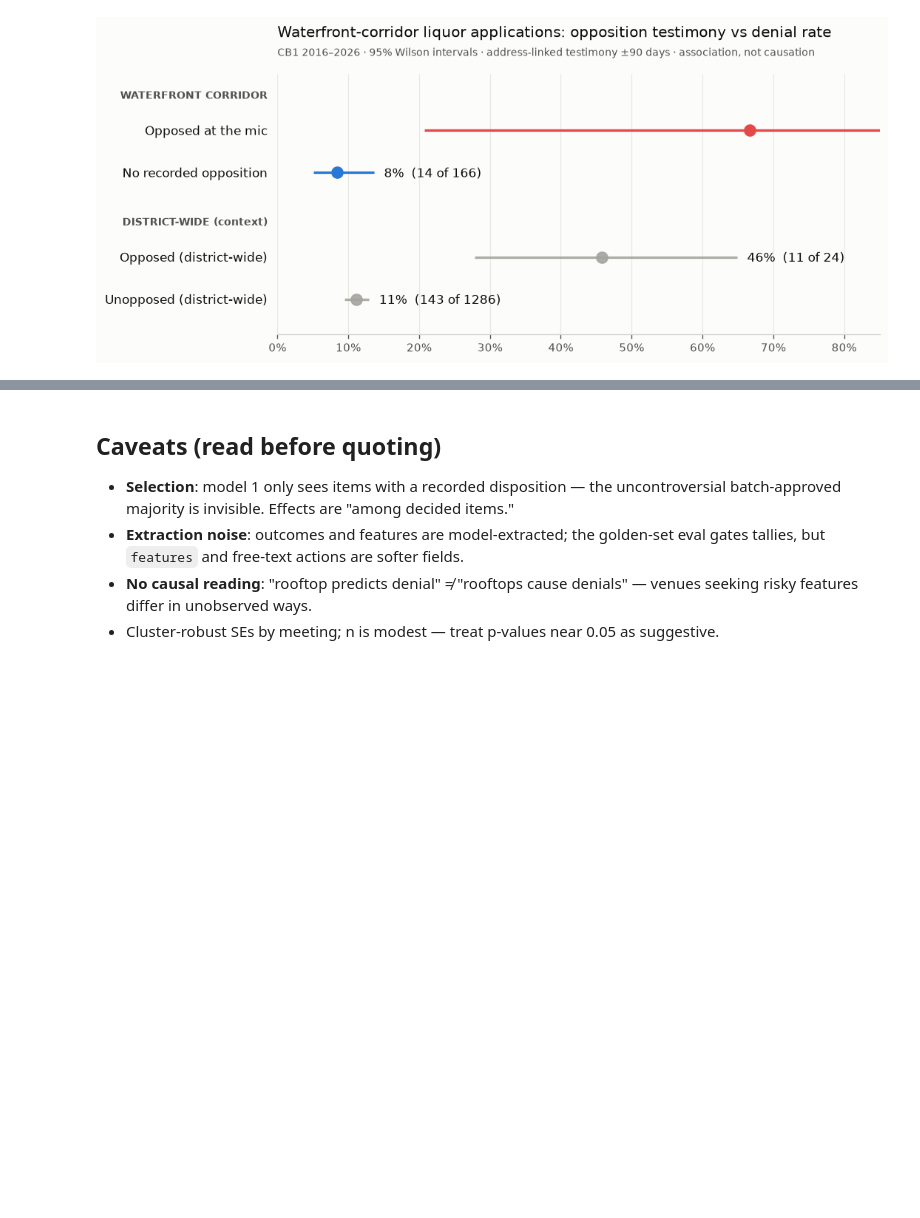
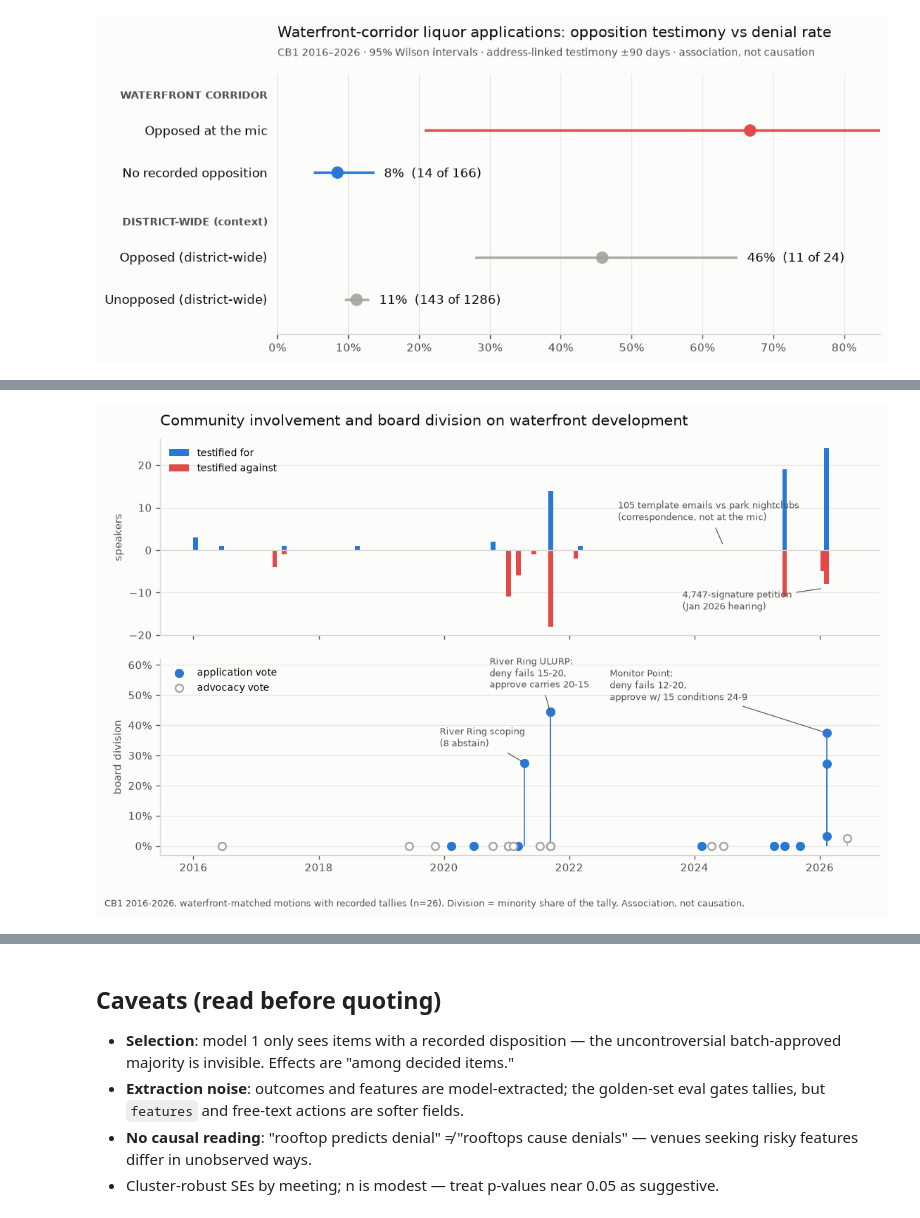
Before and after one commit to blowenstein0/cb1_data_analysis, a Jupyter notebook: analysis/regressions.ipynb, the cells around one changed output, grey strips where cells are left out. Drawn from its saved outputs; the diff is of its cells as text; code cells hidden in the pictures; blank space fills up the shorter version.

```diff
--- a/analysis/regressions.ipynb
+++ b/analysis/regressions.ipynb
@@ -256,0 +365,77 @@ plt.tight_layout(); plt.subplots_adjust(left=0.27)
+# %%
+per_meet = q(f"""
+    SELECT m.date,
+           count(*) FILTER (s.position = 'for') AS n_for,
+           count(*) FILTER (s.position = 'against') AS n_against
+    FROM speakers s JOIN meetings m USING (meeting_id)
+    WHERE regexp_matches(lower(s.topic), '{WF4}')
+    GROUP BY 1 ORDER BY 1
+""")
+per_meet["date"] = pd.to_datetime(per_meet.date)
+
+SURFACE, INK, INK2 = "#fcfcfb", "#0b0b0b", "#52514e"
+BLUE, RED, GRAY = "#2a78d6", "#e34948", "#a5a49e"
+
+fig, (ax1, ax2) = plt.subplots(
+    2, 1, figsize=(11, 6.4), dpi=120, sharex=True,
+    gridspec_kw={"height_ratios": [1, 1], "hspace": 0.12})
+fig.patch.set_facecolor(SURFACE)
+W = 28  # bar width, days
+for ax in (ax1, ax2):
+    ax.set_facecolor(SURFACE)
+    for sp in ("top", "right"):
+        ax.spines[sp].set_visible(False)
+    ax.spines["left"].set_color("#d8d7d2")
+    ax.spines["bottom"].set_color("#d8d7d2")
+    ax.tick_params(colors=INK2, labelsize=9)
+
+# -- top: who showed up (waterfront-topic testimony, for up / against down)
+ax1.bar(per_meet.date, per_meet.n_for, width=W, color=BLUE, label="testified for")
+ax1.bar(per_meet.date, -per_meet.n_against, width=W, color=RED,
+        label="testified against")
+ax1.axhline(0, color="#d8d7d2", lw=0.8)
+ax1.set_ylabel("speakers", fontsize=9, color=INK2)
+ax1.legend(loc="upper left", frameon=False, fontsize=8.5)
+ax1.grid(axis="y", color="#e8e7e2", lw=0.7)
+ax1.set_axisbelow(True)
+ax1.annotate("4,747-signature petition\n(Jan 2026 hearing)",
+             (pd.Timestamp("2026-01-20"), -9), xytext=(-120, -18),
+             textcoords="offset points", fontsize=8, color=INK2,
+             arrowprops=dict(arrowstyle="-", color=INK2, lw=0.7))
+ax1.annotate("105 template emails vs park nightclubs\n(correspondence, not at the mic)",
+             (pd.Timestamp("2024-06-18"), 1), xytext=(-90, 22),
+             textcoords="offset points", fontsize=8, color=INK2,
+             arrowprops=dict(arrowstyle="-", color=INK2, lw=0.7))
+ax1.set_title("Community involvement and board division on waterfront development",
+              fontsize=12.5, color=INK, loc="left", pad=12)
+
+# -- bottom: how the board voted (division = minority share per vote)
+for kind, face, edge in (("application", BLUE, BLUE), ("advocacy", SURFACE, GRAY)):
+    g = wfv[wfv.kind == kind]
+    ax2.vlines(g.date, 0, g.division, color=edge, lw=1.2, alpha=0.8)
+    ax2.scatter(g.date, g.division, s=42, facecolor=face, edgecolor=edge,
+                lw=1.4, zorder=3, label=f"{kind} vote")
+ax2.set_ylabel("board division", fontsize=9, color=INK2)
+ax2.set_ylim(-0.03, 0.62)
+ax2.yaxis.set_major_formatter(lambda x, _: f"{x:.0%}")
+ax2.legend(loc="upper left", frameon=False, fontsize=8.5)
+ax2.grid(axis="y", color="#e8e7e2", lw=0.7)
+ax2.set_axisbelow(True)
+ax2.annotate("River Ring scoping\n(8 abstain)", (pd.Timestamp("2021-04-13"), 0.276),
+             xytext=(-72, 14), textcoords="offset points", fontsize=8, color=INK2,
+             arrowprops=dict(arrowstyle="-", color=INK2, lw=0.7))
+ax2.annotate("River Ring ULURP:\ndeny fails 15-20,\napprove carries 20-15",
+             (pd.Timestamp("2021-09-14"), 0.44), xytext=(-52, 22),
+             textcoords="offset points", fontsize=8, color=INK2,
+             arrowprops=dict(arrowstyle="-", color=INK2, lw=0.7))
+ax2.annotate("Monitor Point:\ndeny fails 12-20,\napprove w/ 15 conditions 24-9",
+             (pd.Timestamp("2026-02-10"), 0.375), xytext=(-185, 28),
+             textcoords="offset points", fontsize=8, color=INK2,
+             arrowprops=dict(arrowstyle="-", color=INK2, lw=0.7))
+fig.text(0.065, 0.015,
+         "CB1 2016-2026, waterfront-matched motions with recorded tallies (n=26). "
+         "Division = minority share of the tally. Association, not causation.",
+         fontsize=8, color=INK2)
+plt.show()
+# %% [output]
+[figure, added]
```
Also changed, not shown: parts of 4 cells of this notebook.
